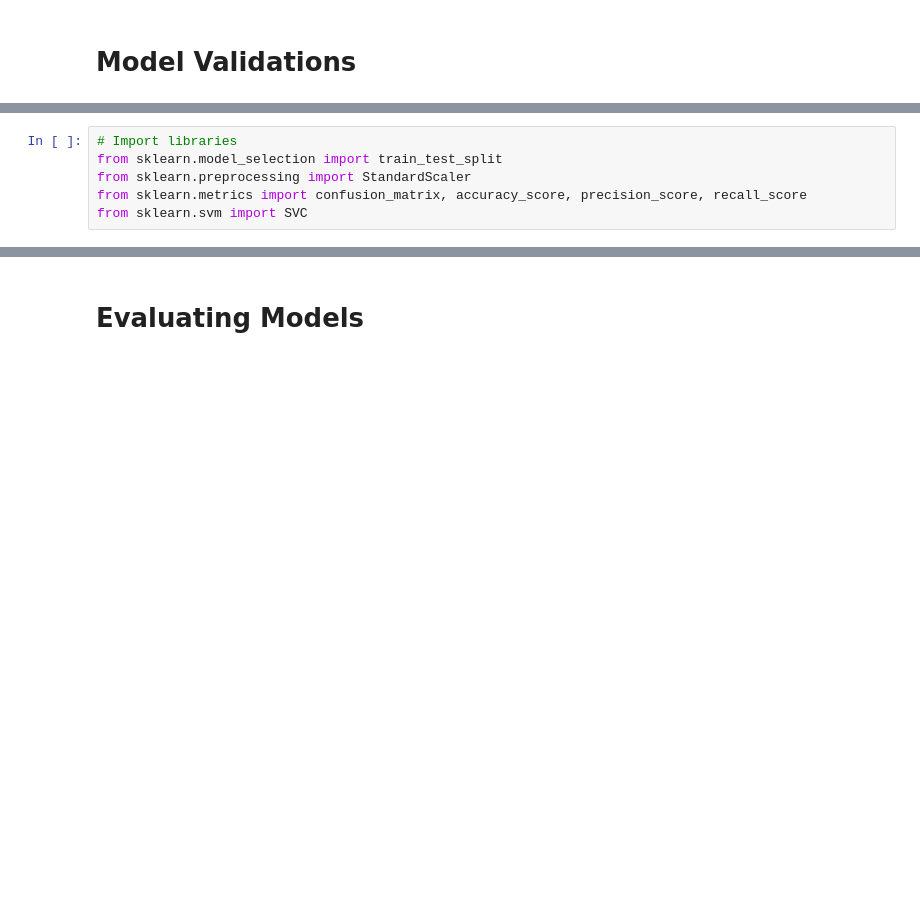
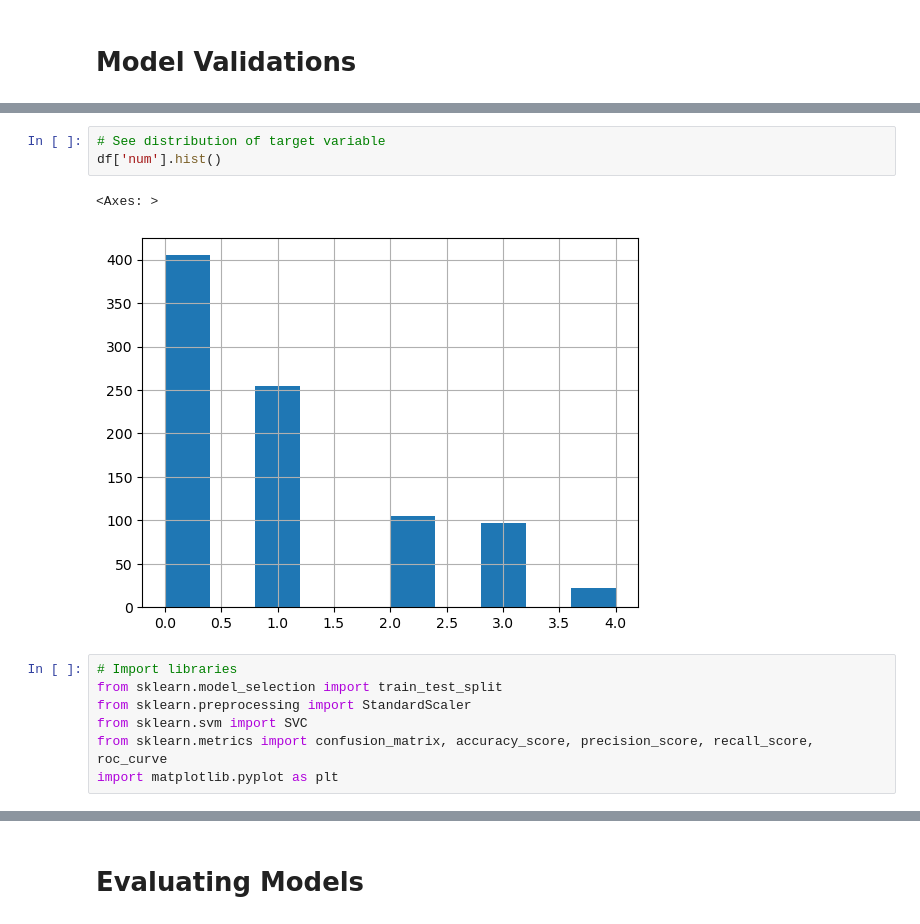
Before and after one commit to jhonnovax/data-preprocessing, a Jupyter notebook: heart-disease-notebook.ipynb, the cells around one changed output, grey strips where cells are left out. Drawn from its saved outputs; the diff is of its cells as text; blank space fills up the shorter version.

```diff
--- a/heart-disease-notebook.ipynb
+++ b/heart-disease-notebook.ipynb
@@ -426,7 +426,14 @@ df
 884 rows × 16 columns
+# %%
+# See distribution of target variable
+df['num'].hist()
+# %% [output]
+<Axes: >
+[figure, added]
 # %%
 # Import libraries
 from sklearn.model_selection import train_test_split
 from sklearn.preprocessing import StandardScaler
-from sklearn.metrics import confusion_matrix, accuracy_score, precision_score, recall_score
 from sklearn.svm import SVC
+from sklearn.metrics import confusion_matrix, accuracy_score, precision_score, recall_score, roc_curve
+import matplotlib.pyplot as plt
```
Also changed, not shown: parts of 21 cells of this notebook.
